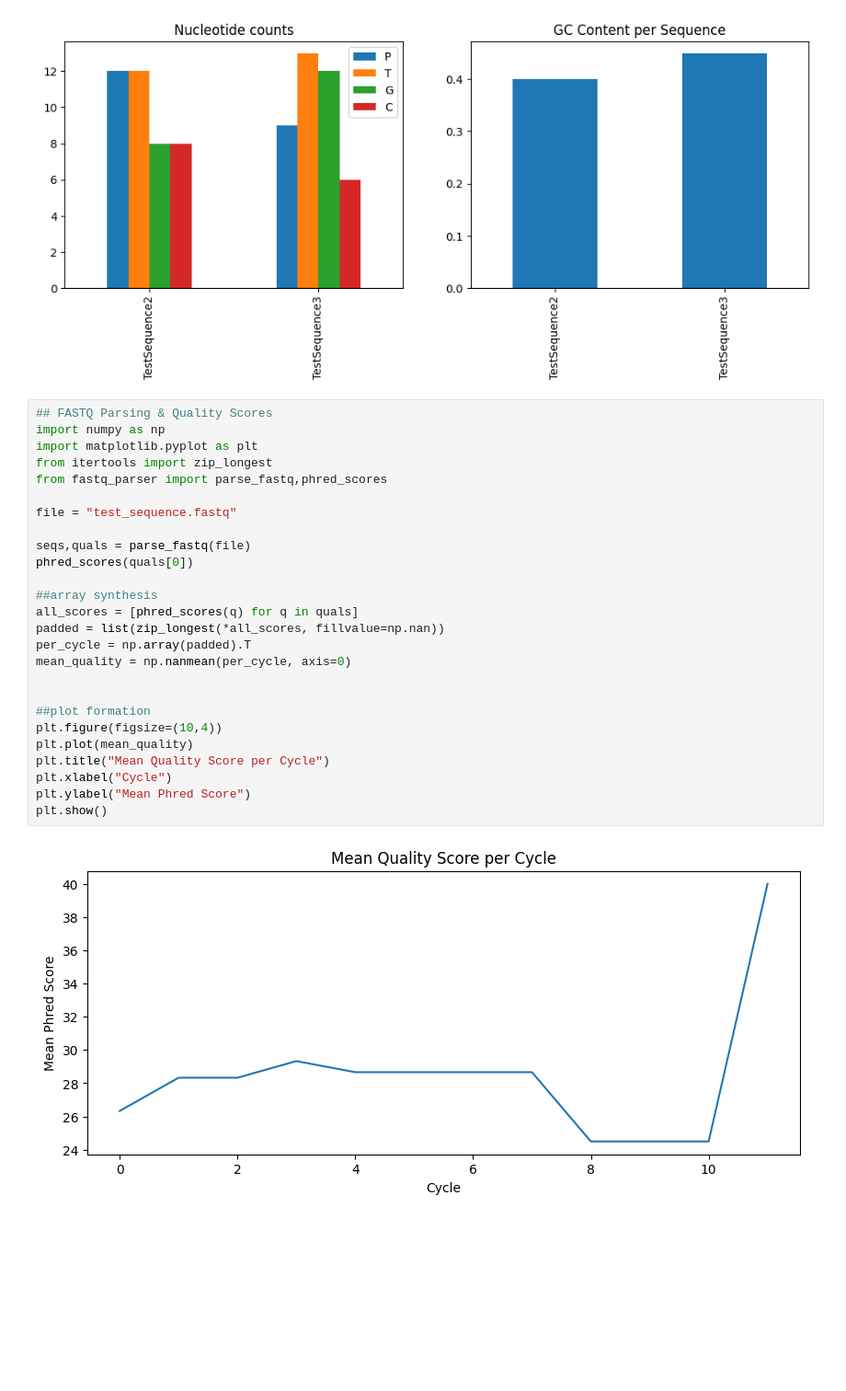
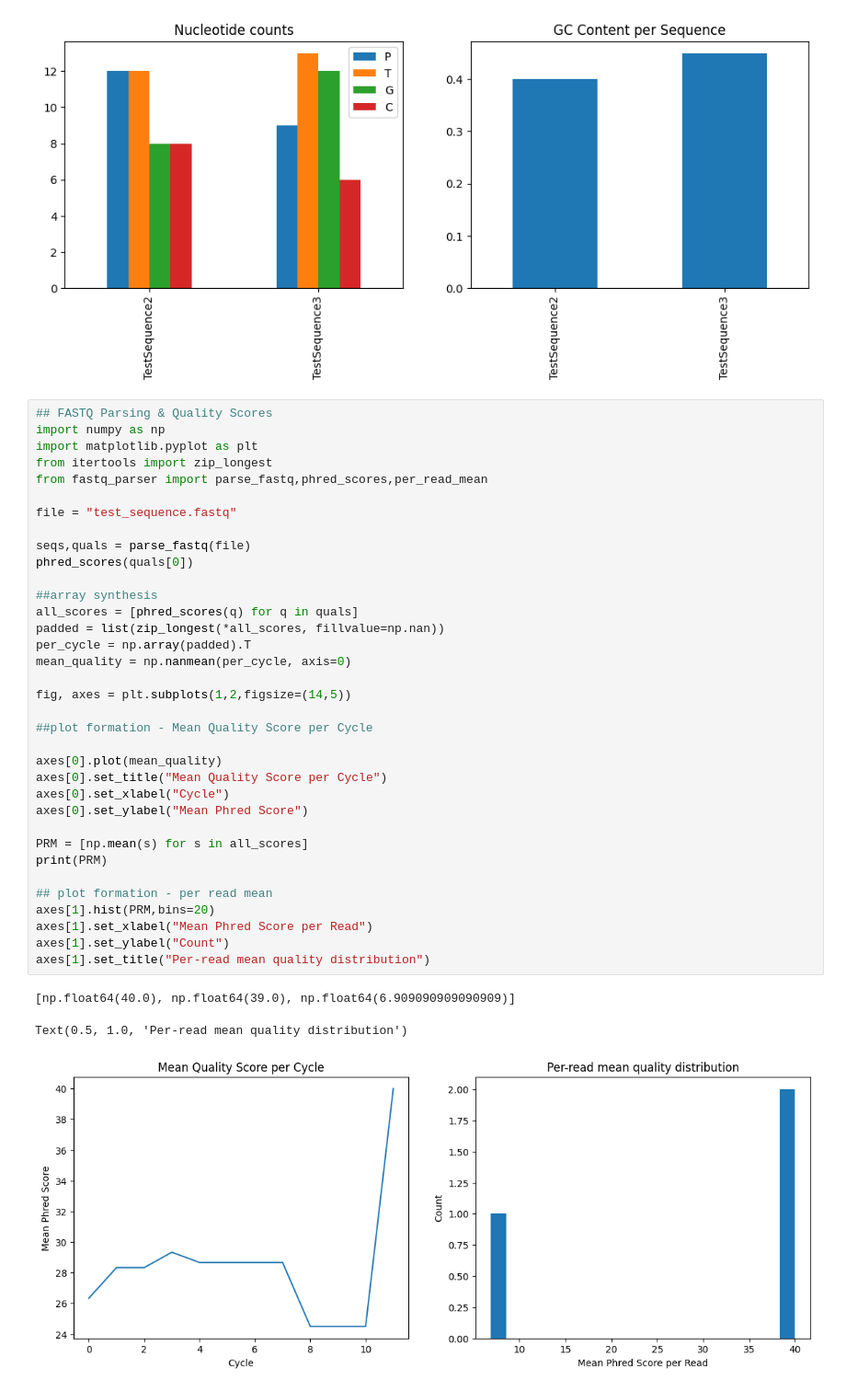
Before and after one commit to saulcombes/FASTA-tools, a Jupyter notebook: Analysis.ipynb, the cells around one changed output. Shown at 92% size. Cells and saved outputs as stored; diff of their text form; blank space fills up the shorter version.

```diff
--- a/Analysis.ipynb
+++ b/Analysis.ipynb
@@ -51,28 +53,39 @@ df1
 # %%
 ## FASTQ Parsing & Quality Scores
 import numpy as np
 import matplotlib.pyplot as plt
 from itertools import zip_longest
-from fastq_parser import parse_fastq,phred_scores
+from fastq_parser import parse_fastq,phred_scores,per_read_mean
 
 file = "test_sequence.fastq"
 
 seqs,quals = parse_fastq(file)
 phred_scores(quals[0])
 
 ##array synthesis
 all_scores = [phred_scores(q) for q in quals]
 padded = list(zip_longest(*all_scores, fillvalue=np.nan))
 per_cycle = np.array(padded).T
 mean_quality = np.nanmean(per_cycle, axis=0)
 
+fig, axes = plt.subplots(1,2,figsize=(14,5))
 
-##plot formation
-plt.figure(figsize=(10,4))
-plt.plot(mean_quality)
-plt.title("Mean Quality Score per Cycle")
-plt.xlabel("Cycle")
-plt.ylabel("Mean Phred Score")
-plt.show()
+##plot formation - Mean Quality Score per Cycle
+
+axes[0].plot(mean_quality)
+axes[0].set_title("Mean Quality Score per Cycle")
+axes[0].set_xlabel("Cycle")
+axes[0].set_ylabel("Mean Phred Score")
+
+PRM = [np.mean(s) for s in all_scores]
+print(PRM)
+
+## plot formation - per read mean
+axes[1].hist(PRM,bins=20)
+axes[1].set_xlabel("Mean Phred Score per Read")
+axes[1].set_ylabel("Count")
+axes[1].set_title("Per-read mean quality distribution")
 # %% [output]
+[np.float64(40.0), np.float64(39.0), np.float64(6.909090909090909)]
+Text(0.5, 1.0, 'Per-read mean quality distribution')
-[figure, old version]
+[figure, new version]
```
Also changed, not shown: parts of 2 cells of this notebook, 1 other file.
